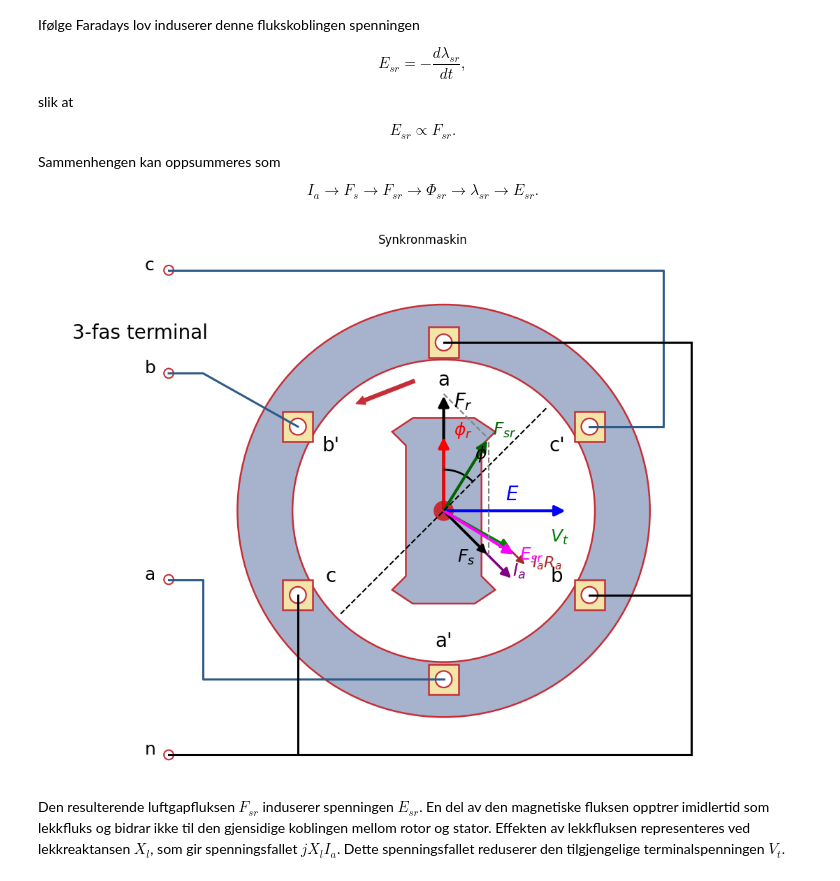
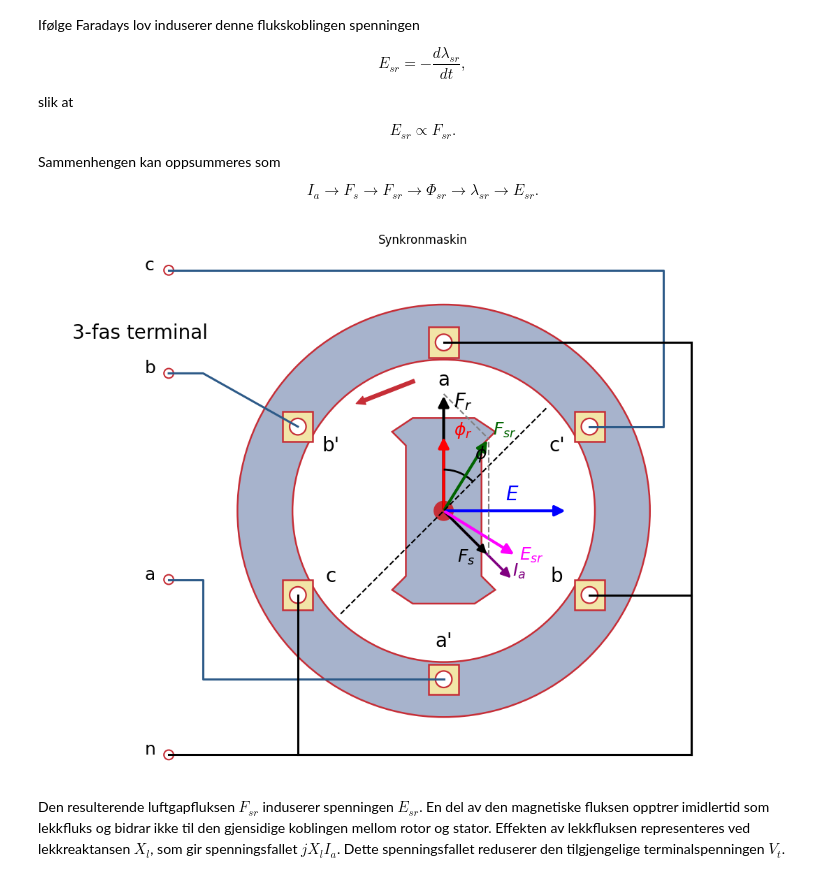
Before and after one commit to NilsJakob/dynamiske_kraftnett-book2, a Jupyter notebook: 10_stabilityclass/stability.ipynb, the cells around one changed output. Drawn from its saved outputs; the diff is of its cells as text; code cells hidden in the pictures.

```diff
--- a/10_stabilityclass/stability.ipynb
+++ b/10_stabilityclass/stability.ipynb
@@ -943,63 +943,63 @@ ax.plot(
 )
 
 # V_t mellom E og I_a
-ax.add_patch(FancyArrowPatch(
-    (0,0), (1,-0.56),   # ca -20 grader
-    arrowstyle='-|>',
-    mutation_scale=20,
-    lw=2.5,
-    color='green'
-))
+#ax.add_patch(FancyArrowPatch(
+#    (0,0), (1,-0.56),   # ca -20 grader
+#    arrowstyle='-|>',
+#    mutation_scale=20,
+#    lw=2.5,
+#    color='green'
+#))
 
-ax.text(
-    1.55,-0.45,
-    r'$V_t$',
-    color='green',
-    fontsize=18
-)
+#ax.text(
+#    1.55,-0.45,
+#    r'$V_t$',
+#    color='green',
+#    fontsize=18
+#)
 
 # I_a R_a fra spissen av V_t (parallell med I_a)
-ax.add_patch(FancyArrowPatch(
-    (0.9, -0.5),
-    (1.2, -0.8),
-    arrowstyle='-|>',
-    mutation_scale=16,
-    lw=2,
-    color='brown'
-))
+#ax.add_patch(FancyArrowPatch(
+#    (0.9, -0.5),
+#    (1.2, -0.8),
+#    arrowstyle='-|>',
+#    mutation_scale=16,
+#    lw=2,
+#   color='brown'
+#))
 
-ax.text(
-    1.28, -0.83,
-    r'$I_aR_a$',
-    color='brown',
-    fontsize=16
-)
+#ax.text(
+#    1.28, -0.83,
+#    r'$I_aR_a$',
+#    color='brown',
+#    fontsize=16
+#)
 
 # E_sr 90 grader foran F_sr
 ax.add_patch(FancyArrowPatch(
     (0,0),
     (1.05,-0.65),
     arrowstyle='-|>',
     mutation_scale=22,
     lw=3,
     color='magenta'
 ))
 
 ax.text(
     1.10,-0.72,
     r'$E_{sr}$',
     color='magenta',
     fontsize=18
 )
 
 ax.text(-5.4,2.5,'3-fas terminal',fontsize=20)
 ax.set_xlim(-5.8,5.2)
 ax.set_ylim(-3.8,3.8)
 ax.set_title('Synkronmaskin')
 plt.tight_layout()
 #plt.savefig('three_phase_machine_star_reversed.png',dpi=300)
 plt.show()
 # %% [output]
-[figure, old version]
+[figure, new version]
 # %% [markdown]
 Den resulterende luftgapfluksen $F_{sr}$ induserer spenningen $E_{sr}$. En del av den magnetiske fluksen opptrer imidlertid som lekkfluks og bidrar ikke til den gjensidige koblingen mellom rotor og stator. Effekten av lekkfluksen representeres ved lekkreaktansen $X_l$, som gir spenningsfallet $jX_lI_a$. Dette spenningsfallet reduserer den tilgjengelige terminalspenningen $V_t$.
```
Also changed, not shown: parts of 4 cells of this notebook.
